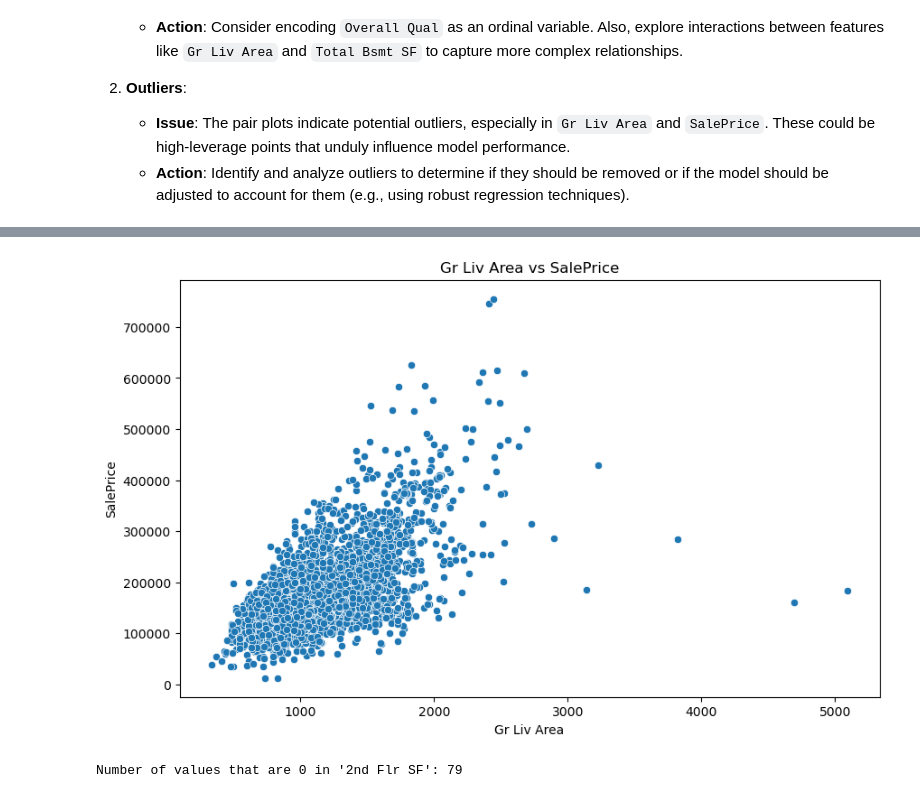
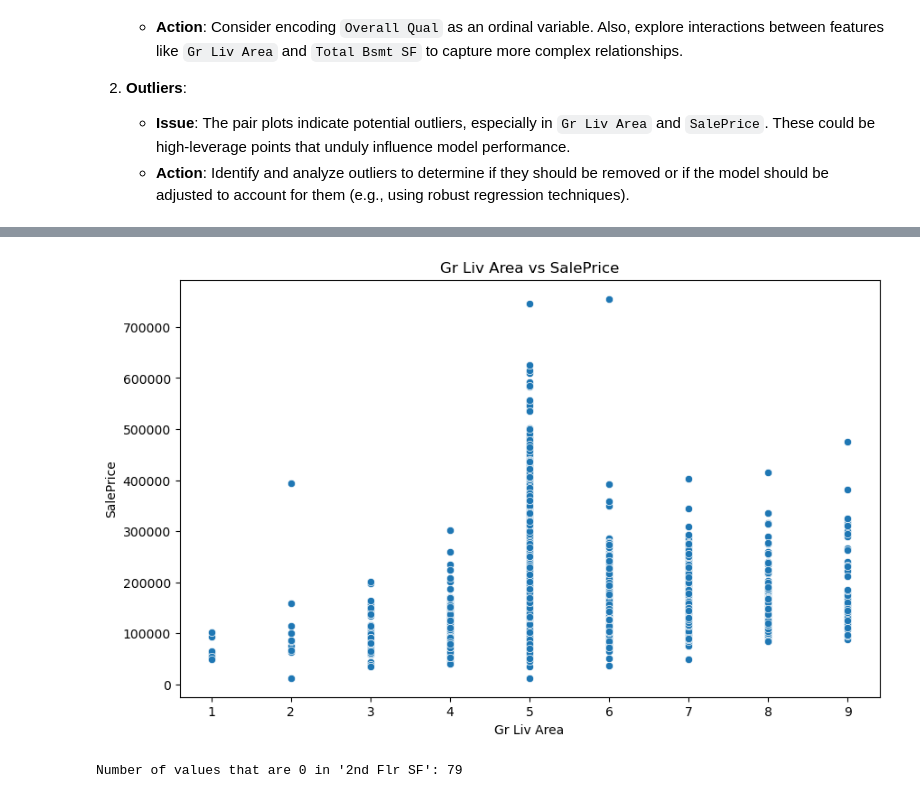
Before and after one commit to Shaketshubham276/House-price-Prediction, a Jupyter notebook: Untitled.ipynb, the cells around one changed output, grey strips where cells are left out. Drawn from its saved outputs; the diff is of its cells as text; code cells hidden in the pictures.

```diff
--- a/Untitled.ipynb
+++ b/Untitled.ipynb
@@ -295,13 +292,13 @@ df.describe().transpose()
 df.drop(columns=['Fence','Garage Qual','Garage Cond','Paved Drive','Garage Type','Fireplace Qu','Bsmt Half Bath','Full Bath','Half Bath','Bsmt Full Bath',], inplace=True)
 # %%
 plt.figure(figsize=(10,6))
-sns.scatterplot(x="1st Flr SF", y="SalePrice",data=df)
+sns.scatterplot(x="Overall Cond", y="SalePrice",data=df)
 plt.title(f"Gr Liv Area vs SalePrice")
 plt.xlabel("Gr Liv Area")
 plt.ylabel("SalePrice")
 plt.show()
 # %% [output]
-[figure, old version]
+[figure, new version]
 # %%
 df.drop(columns=['Kitchen AbvGr','Bedroom AbvGr','MS Zoning','Street','House Style','Kitchen AbvGr','Kitchen Qual','Sale Condition','Sale Type','Yr Sold','Mo Sold','Misc Val','Pool Area','Screen Porch','3Ssn Porch','Garage Cars','Garage Finish','Fireplaces','Functional','TotRms AbvGrd'],inplace=True)
 # %%
```
Also changed, not shown: parts of 42 cells of this notebook.
